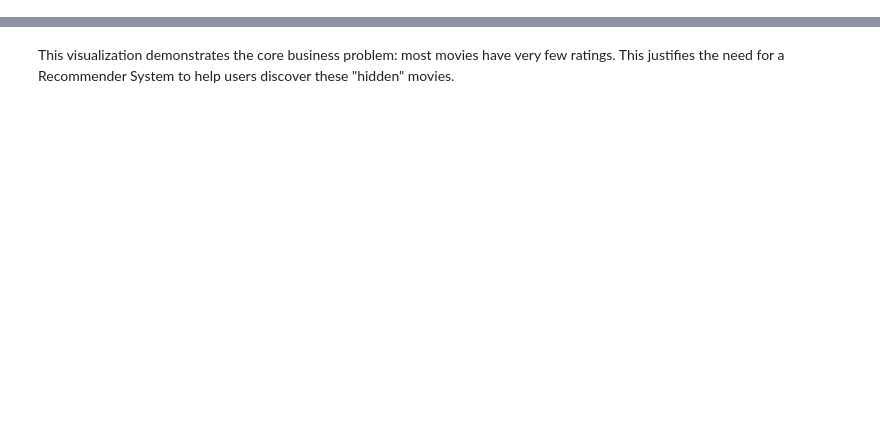
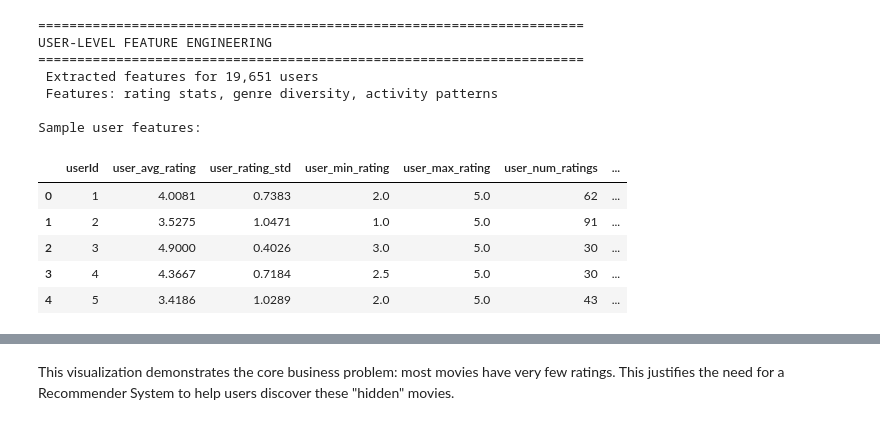
Before and after one commit to Okwesie/ML_Final_Team9, a Jupyter notebook: Team_9_Final_Project.ipynb, the cells around one changed output, grey strips where cells are left out. Cells and saved outputs as stored; diff of their text form; code cells hidden in the pictures; blank space fills up the shorter version.

```diff
--- a/Team_9_Final_Project.ipynb
+++ b/Team_9_Final_Project.ipynb
@@ -11,0 +661,75 @@ Once uploaded, I will proceed with loading the data.
+# %%
+"""
+User-Level Feature Engineering
+Extract rating variance, genre diversity, activity patterns
+"""
+def extract_user_features(ratings_df, movies_df):
+    """
+    Extract comprehensive user-level features.
+    Parameters:
+    -----------
+    ratings_df : pd.DataFrame
+        Ratings dataframe
+    movies_df : pd.DataFrame
+        Movies dataframe with genres
+    Returns:
+    --------
+    pd.DataFrame : User features dataframe
+    """
+    print("=" * 70)
+    print("USER-LEVEL FEATURE ENGINEERING")
+    print("=" * 70)
+    ratings_with_genres = ratings_df.merge(
+        movies_df[['movieId', 'genres_list']],
+        on='movieId',
+        how='left'
+    )
+    user_stats = ratings_df.groupby('userId').agg({
+        'rating': ['mean', 'std', 'min', 'max', 'count'],
+        'movieId': 'nunique'
+    }).reset_index()
+    user_stats.columns = ['userId', 'user_avg_rating', 'user_rating_std',
+                         'user_min_rating', 'user_max_rating', 'user_num_ratings', 'user_unique_movies']
+    user_stats['user_rating_variance'] = user_stats['user_rating_std'].fillna(0)
+    user_genres = ratings_with_genres.explode('genres_list')
+    user_genres = user_genres[user_genres['genres_list'].notna()]
+    user_genre_diversity = user_genres.groupby('userId')['genres_list'].nunique().reset_index()
+    user_genre_diversity.columns = ['userId', 'user_genre_diversity']
+    # Activity patterns (ratings per day, average time between ratings)
+    user_activity = ratings_df.groupby('userId').agg({
+        'date': ['min', 'max', 'count']
+    }).reset_index()
+    user_activity.columns = ['userId', 'first_rating', 'last_rating', 'rating_count']
+    user_activity['user_active_days'] = (
+        (user_activity['last_rating'] - user_activity['first_rating']).dt.days + 1
+    )
+    user_activity['user_ratings_per_day'] = (
+        user_activity['rating_count'] / user_activity['user_active_days']
+    ).fillna(0)
+    user_features = user_stats.merge(user_genre_diversity, on='userId', how='left')
+    user_features = user_features.merge(
+        user_activity[['userId', 'user_ratings_per_day']],
+        on='userId',
+        how='left'
+    )
+    user_features = user_features.fillna(0)
+    print(f" Extracted features for {len(user_features):,} users")
+    print(f" Features: rating stats, genre diversity, activity patterns")
+    return user_features
+user_features_df = extract_user_features(ratings_df, movies_df)
+print("\nSample user features:")
+display(user_features_df.head())
+# %% [output]
+======================================================================
+USER-LEVEL FEATURE ENGINEERING
+======================================================================
+ Extracted features for 19,651 users
+ Features: rating stats, genre diversity, activity patterns
+
+Sample user features:
+|  | userId | user_avg_rating | user_rating_std | user_min_rating | user_max_rating | user_num_ratings | ... |
+| 0 | 1 | 4.0081 | 0.7383 | 2.0 | 5.0 | 62 | ... |
+| 1 | 2 | 3.5275 | 1.0471 | 1.0 | 5.0 | 91 | ... |
+| 2 | 3 | 4.9000 | 0.4026 | 3.0 | 5.0 | 30 | ... |
+| 3 | 4 | 4.3667 | 0.7184 | 2.5 | 5.0 | 30 | ... |
+| 4 | 5 | 3.4186 | 1.0289 | 2.0 | 5.0 | 43 | ... |
```
Also changed, not shown: parts of 91 cells of this notebook, 39 other files.
